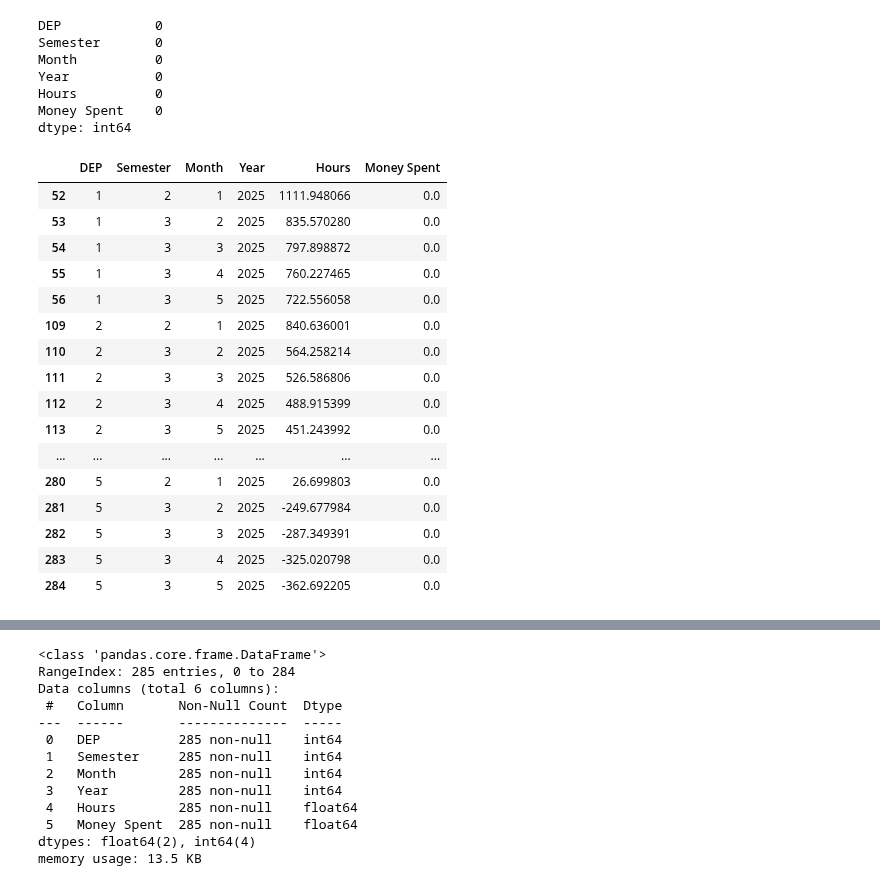
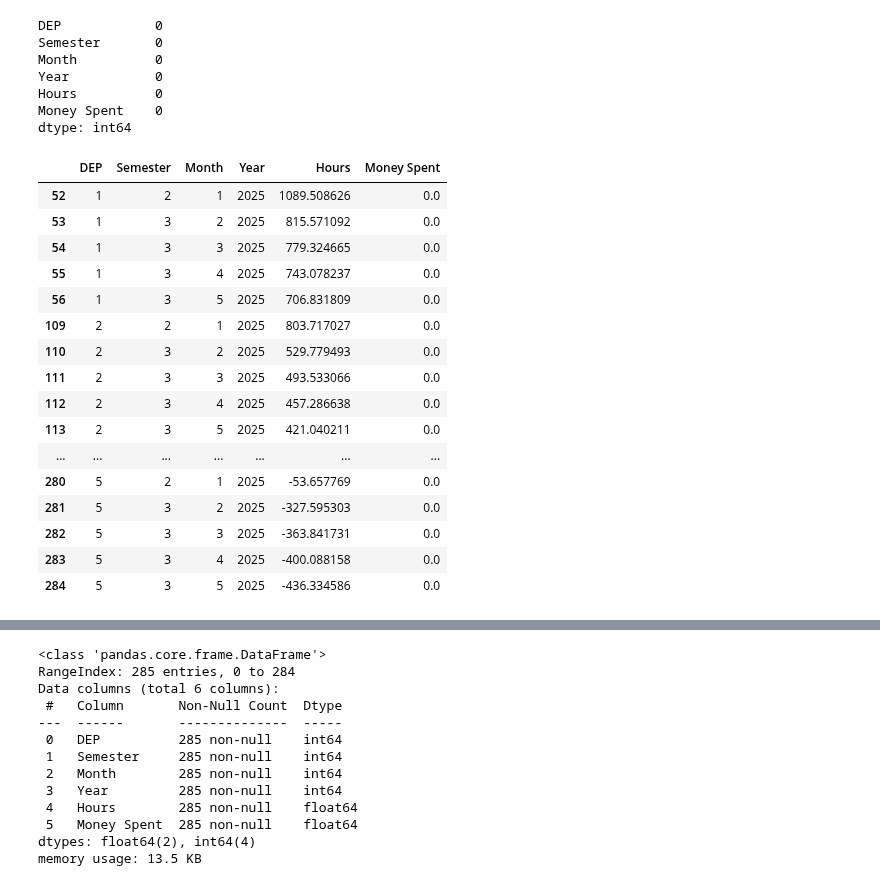
Before and after one commit to warrmu01/Hours-Analysis, a Jupyter notebook: DataPrediction.ipynb, the cells around one changed output, grey strips where cells are left out. Drawn from its saved outputs; the diff is of its cells as text; code cells hidden in the pictures.

Commit message:
Data Pred for next year

```diff
--- a/DataPrediction.ipynb
+++ b/DataPrediction.ipynb
@@ -45,5 +99,5 @@ Index(['DEP', 'Semester', 'Month', 'Year', 'Hours', 'Money Spent'], dtype='objec
 # %%
-def linear_regression_impute(df, target_column, feature_columns):
+def linear_regression_impute(df, target_column, feature_columns, tolerance=0.1):
     # Separate the data into rows with and without missing values
     df_missing = df[df[target_column].isnull()]
     df_not_missing = df.dropna(subset=[target_column])
@@ -51,15 +105,30 @@ def linear_regression_impute(df, target_column, feature_columns):
     # If there are no missing values, return the original dataframe
     if df_missing.empty:
         print(f"No missing values for {target_column}. Skipping imputation.")
-        return df
+        return df, None, None, None, None  # Return None for metrics
 
-    # Create training and test sets for the model
-    X_train = df_not_missing[feature_columns]
-    y_train = df_not_missing[target_column]
+    # Split df_not_missing into training and testing sets
+    X = df_not_missing[feature_columns]
+    y = df_not_missing[target_column]
+    X_train, X_test, y_train, y_test = train_test_split(X, y, test_size=0.2, random_state=42)
 
     # Create and fit a linear regression model
     model = LinearRegression()
     model.fit(X_train, y_train)
+
+    # Predict on the test set to evaluate the model
+    y_pred = model.predict(X_test)
+
+    # Calculate evaluation metrics
+    mse = mean_squared_error(y_test, y_pred)
+    mae = mean_absolute_error(y_test, y_pred)
+    r2 = r2_score(y_test, y_pred)
+
+
+    print(f"Evaluation metrics for {target_column}:")
+    print(f"Mean Squared Error (MSE): {mse:.2f}")
+    print(f"Mean Absolute Error (MAE): {mae:.2f}")
+    print(f"R-squared (R²): {r2:.2f}")
 
     # Predict missing values using the model
     X_missing = df_missing[feature_columns]
@@ -69,7 +138,7 @@ def linear_regression_impute(df, target_column, feature_columns):
     df_filled = df.copy()
     df_filled.loc[df_missing.index, target_column] = predicted_values
 
-    return df_filled
+    return df_filled, mse, mae, r2
 # %%
 target_columns_to_impute = ['Hours']
 feature_columns_for_imputation = ['Year', 'Month', 'DEP', 'Semester']
@@ -93,3 +145,0 @@ linear_data
-# %%
-for target_column in target_columns_to_impute:
-    linear_data = linear_regression_impute(linear_data, target_column, feature_columns_for_imputation)
@@ -111,0 +146,11 @@ linear_data
+# %%
+metrics = {}
+# %%
+for target_column in target_columns_to_impute:
+    linear_data, mse, mae, r2 = linear_regression_impute(linear_data, target_column, feature_columns_for_imputation)
+    if mse is not None and mae is not None and r2 is not None:
+        metrics[target_column] = {
+            'MSE': mse,
+            'MAE': mae,
+            'R-squared': r2
+        }
@@ -121,26 +200,26 @@ Hours          0
 Money Spent    0
 dtype: int64
 # %%
-df_2022 = linear_data[linear_data['Year'] == 2025]
-df_2022
+df_2025 = linear_data[linear_data['Year'] == 2025]
+df_2025
 # %% [output]
 |  | DEP | Semester | Month | Year | Hours | Money Spent |
-| 52 | 1 | 2 | 1 | 2025 | 1111.948066 | 0.0 |
-| 53 | 1 | 3 | 2 | 2025 | 835.570280 | 0.0 |
-| 54 | 1 | 3 | 3 | 2025 | 797.898872 | 0.0 |
-| 55 | 1 | 3 | 4 | 2025 | 760.227465 | 0.0 |
-| 56 | 1 | 3 | 5 | 2025 | 722.556058 | 0.0 |
-| 109 | 2 | 2 | 1 | 2025 | 840.636001 | 0.0 |
-| 110 | 2 | 3 | 2 | 2025 | 564.258214 | 0.0 |
-| 111 | 2 | 3 | 3 | 2025 | 526.586806 | 0.0 |
-| 112 | 2 | 3 | 4 | 2025 | 488.915399 | 0.0 |
-| 113 | 2 | 3 | 5 | 2025 | 451.243992 | 0.0 |
+| 52 | 1 | 2 | 1 | 2025 | 1089.508626 | 0.0 |
+| 53 | 1 | 3 | 2 | 2025 | 815.571092 | 0.0 |
+| 54 | 1 | 3 | 3 | 2025 | 779.324665 | 0.0 |
+| 55 | 1 | 3 | 4 | 2025 | 743.078237 | 0.0 |
+| 56 | 1 | 3 | 5 | 2025 | 706.831809 | 0.0 |
+| 109 | 2 | 2 | 1 | 2025 | 803.717027 | 0.0 |
+| 110 | 2 | 3 | 2 | 2025 | 529.779493 | 0.0 |
+| 111 | 2 | 3 | 3 | 2025 | 493.533066 | 0.0 |
+| 112 | 2 | 3 | 4 | 2025 | 457.286638 | 0.0 |
+| 113 | 2 | 3 | 5 | 2025 | 421.040211 | 0.0 |
 | ... | ... | ... | ... | ... | ... | ... |
-| 280 | 5 | 2 | 1 | 2025 | 26.699803 | 0.0 |
-| 281 | 5 | 3 | 2 | 2025 | -249.677984 | 0.0 |
-| 282 | 5 | 3 | 3 | 2025 | -287.349391 | 0.0 |
-| 283 | 5 | 3 | 4 | 2025 | -325.020798 | 0.0 |
-| 284 | 5 | 3 | 5 | 2025 | -362.692205 | 0.0 |
+| 280 | 5 | 2 | 1 | 2025 | -53.657769 | 0.0 |
+| 281 | 5 | 3 | 2 | 2025 | -327.595303 | 0.0 |
+| 282 | 5 | 3 | 3 | 2025 | -363.841731 | 0.0 |
+| 283 | 5 | 3 | 4 | 2025 | -400.088158 | 0.0 |
+| 284 | 5 | 3 | 5 | 2025 | -436.334586 | 0.0 |
 # %%
 linear_data = linear_data.applymap(lambda x: max(0, x))
 # %%
```
Also changed, not shown: parts of 10 cells of this notebook, 1 other file.
